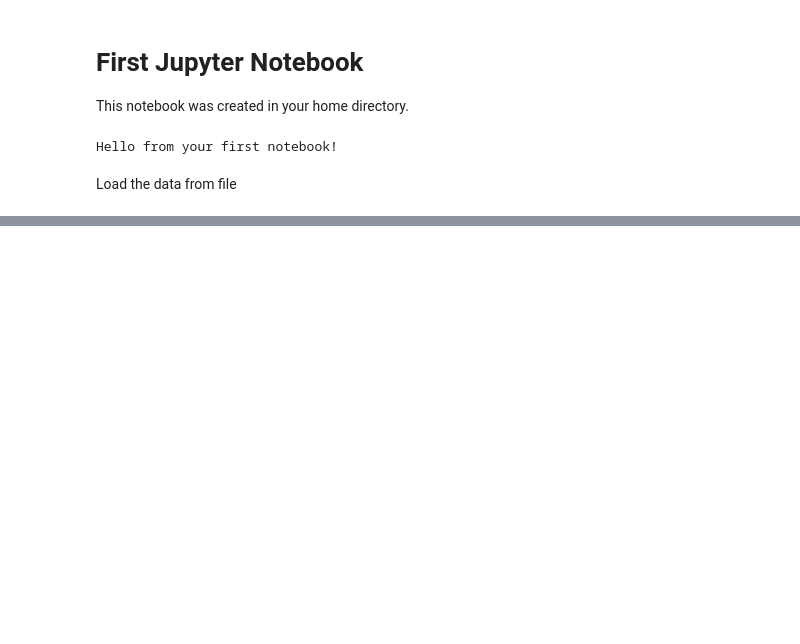
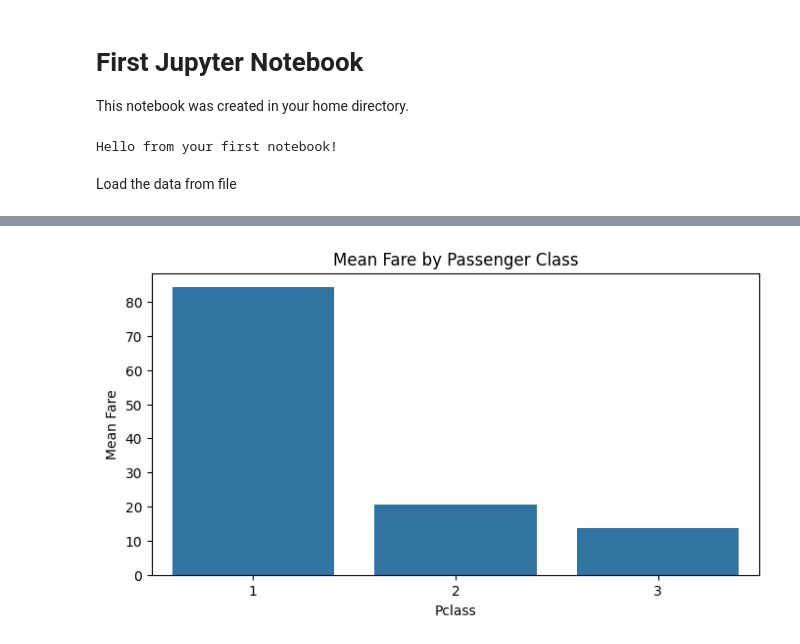
Before and after one commit to sheu/ai-programming-foundations-project, a Jupyter notebook: data_analysis_workflow.ipynb, the cells around one changed output, grey strips where cells are left out. Saved outputs shown, nothing was run; the diff lists cells and outputs as text; code cells hidden in the pictures; blank space fills up the shorter version.

```diff
--- a/data_analysis_workflow.ipynb
+++ b/data_analysis_workflow.ipynb
@@ -24,0 +442,9 @@ df.head()
+# %%
+plt.figure(figsize=(8, 4))
+sns.barplot(data=pclass_grouped, x="Pclass", y="Fare")
+plt.title("Mean Fare by Passenger Class")
+plt.xlabel("Pclass")
+plt.ylabel("Mean Fare")
+plt.show()
+# %% [output]
+[figure, added]
```
Also changed, not shown: parts of 20 cells of this notebook, 1 other file.
